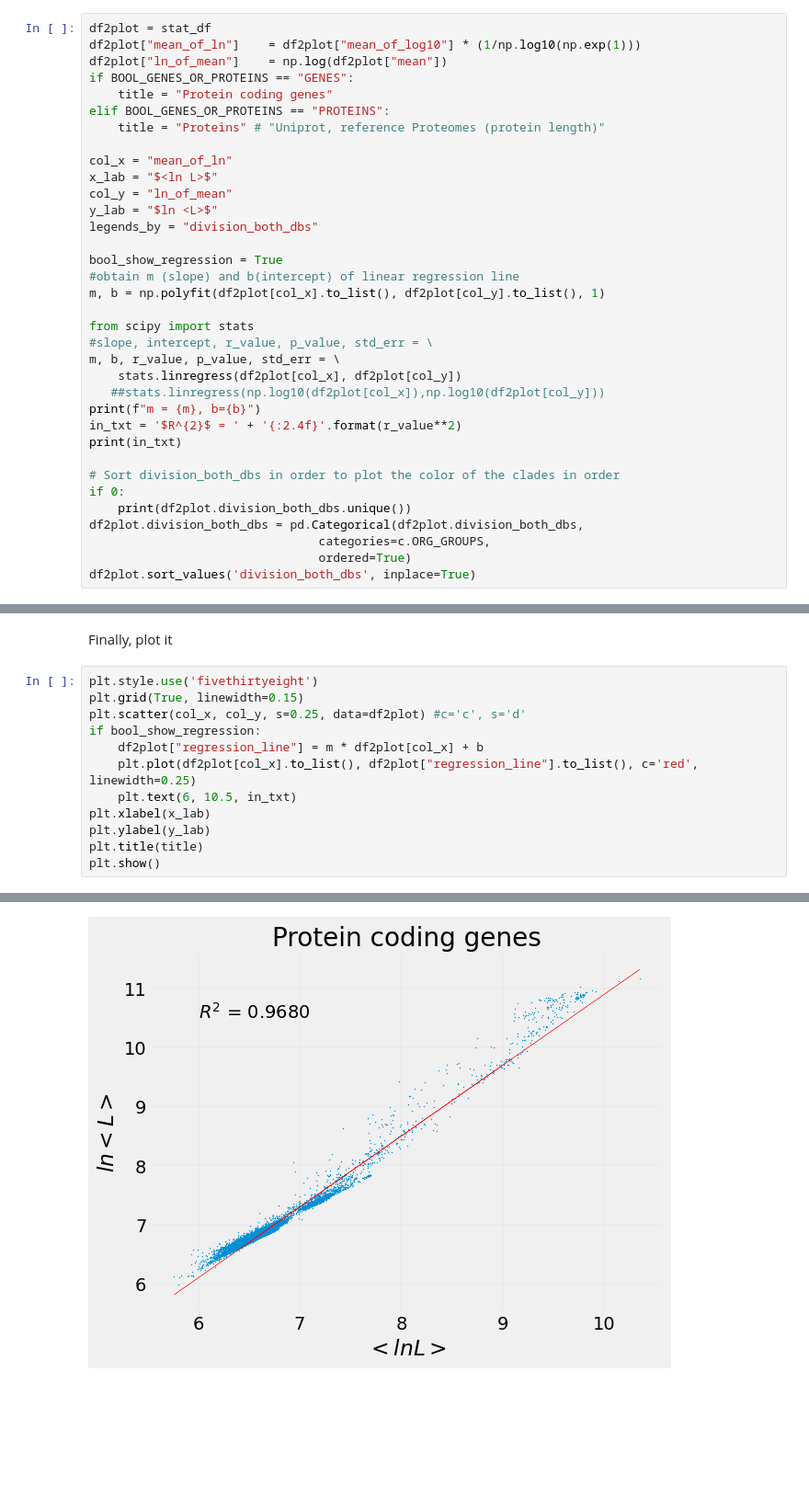
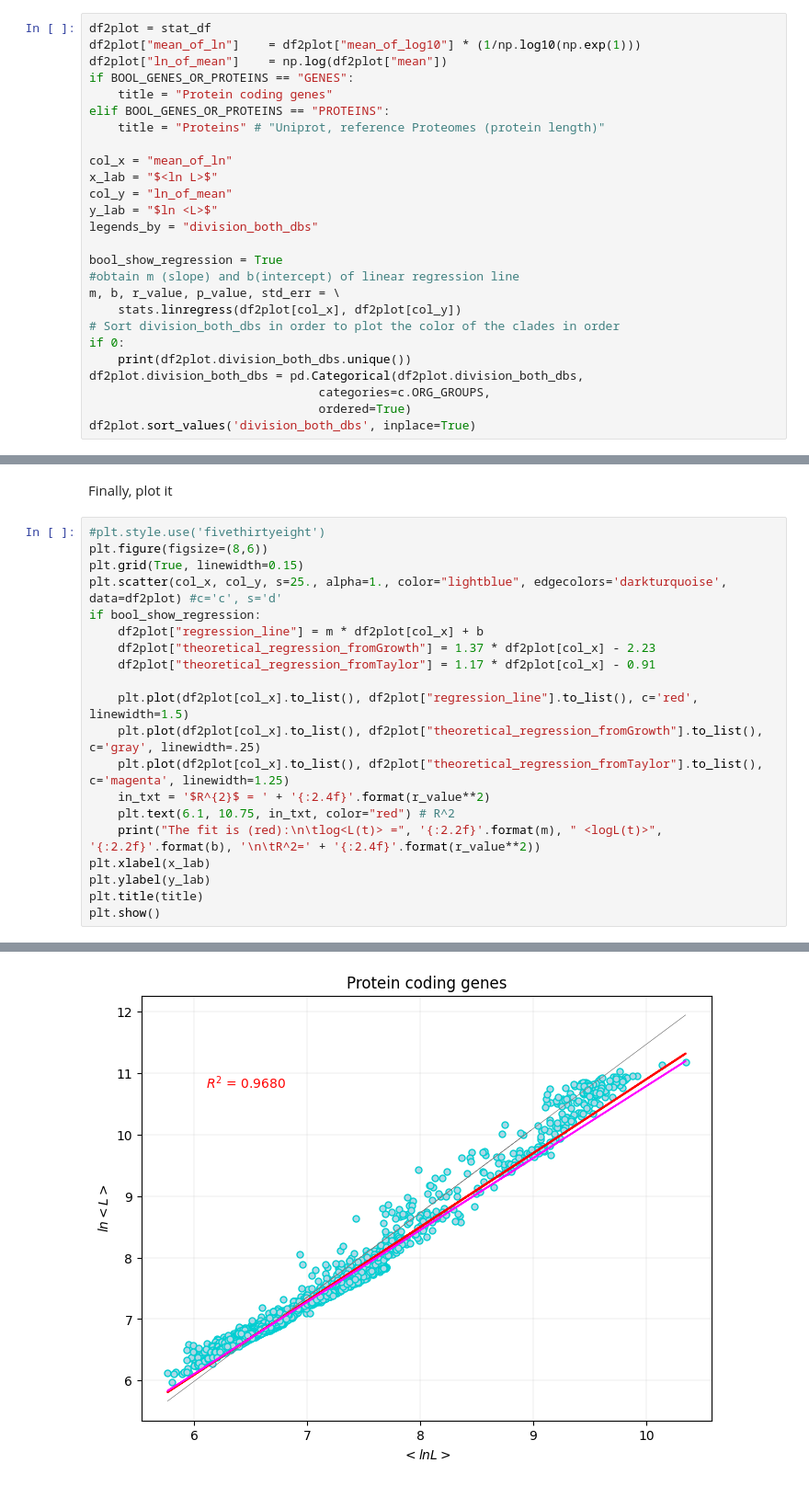
Before and after one commit to emuro/borrador, a Jupyter notebook: main_work/suppl_work/meanOfLn_lnOfMean_workinOn.ipynb, the cells around one changed output, grey strips where cells are left out. Shown at 92% size. Drawn from its saved outputs; the diff is of its cells as text; blank space fills up the shorter version.

```diff
--- a/main_work/suppl_work/meanOfLn_lnOfMean_workinOn.ipynb
+++ b/main_work/suppl_work/meanOfLn_lnOfMean_workinOn.ipynb
@@ -77,17 +76,8 @@ legends_by = "division_both_dbs"
 
 bool_show_regression = True
 #obtain m (slope) and b(intercept) of linear regression line
-m, b = np.polyfit(df2plot[col_x].to_list(), df2plot[col_y].to_list(), 1)
-
-from scipy import stats
-#slope, intercept, r_value, p_value, std_err = \
 m, b, r_value, p_value, std_err = \
     stats.linregress(df2plot[col_x], df2plot[col_y])
-   ##stats.linregress(np.log10(df2plot[col_x]),np.log10(df2plot[col_y]))
-print(f"m = {m}, b={b}")
-in_txt = '$R^{2}$ = ' + '{:2.4f}'.format(r_value**2)
-print(in_txt)
-
 # Sort division_both_dbs in order to plot the color of the clades in order
 if 0:
     print(df2plot.division_both_dbs.unique())
@@ -101,13 +88,21 @@ $R^{2}$ = 0.9680
 # %% [markdown]
 Finally, plot it
 # %%
-plt.style.use('fivethirtyeight')
+#plt.style.use('fivethirtyeight')
+plt.figure(figsize=(8,6))
 plt.grid(True, linewidth=0.15)
-plt.scatter(col_x, col_y, s=0.25, data=df2plot) #c='c', s='d'
+plt.scatter(col_x, col_y, s=25., alpha=1., color="lightblue", edgecolors='darkturquoise', data=df2plot) #c='c', s='d'
 if bool_show_regression:
     df2plot["regression_line"] = m * df2plot[col_x] + b
-    plt.plot(df2plot[col_x].to_list(), df2plot["regression_line"].to_list(), c='red', linewidth=0.25)
-    plt.text(6, 10.5, in_txt)
+    df2plot["theoretical_regression_fromGrowth"] = 1.37 * df2plot[col_x] - 2.23
+    df2plot["theoretical_regression_fromTaylor"] = 1.17 * df2plot[col_x] - 0.91
+
+    plt.plot(df2plot[col_x].to_list(), df2plot["regression_line"].to_list(), c='red', linewidth=1.5)
+    plt.plot(df2plot[col_x].to_list(), df2plot["theoretical_regression_fromGrowth"].to_list(), c='gray', linewidth=.25)
+    plt.plot(df2plot[col_x].to_list(), df2plot["theoretical_regression_fromTaylor"].to_list(), c='magenta', linewidth=1.25)
+    in_txt = '$R^{2}$ = ' + '{:2.4f}'.format(r_value**2)
+    plt.text(6.1, 10.75, in_txt, color="red") # R^2
+    print("The fit is (red):\n\tlog<L(t)> =", '{:2.2f}'.format(m), " <logL(t)>", '{:2.2f}'.format(b), '\n\tR^2=' + '{:2.4f}'.format(r_value**2))
 plt.xlabel(x_lab)
 plt.ylabel(y_lab)
 plt.title(title)
@@ -116 +114 @@ plt.show()
-[figure, old version]
+[figure, new version]
```
Also changed, not shown: parts of 7 cells of this notebook, 1 other file.
